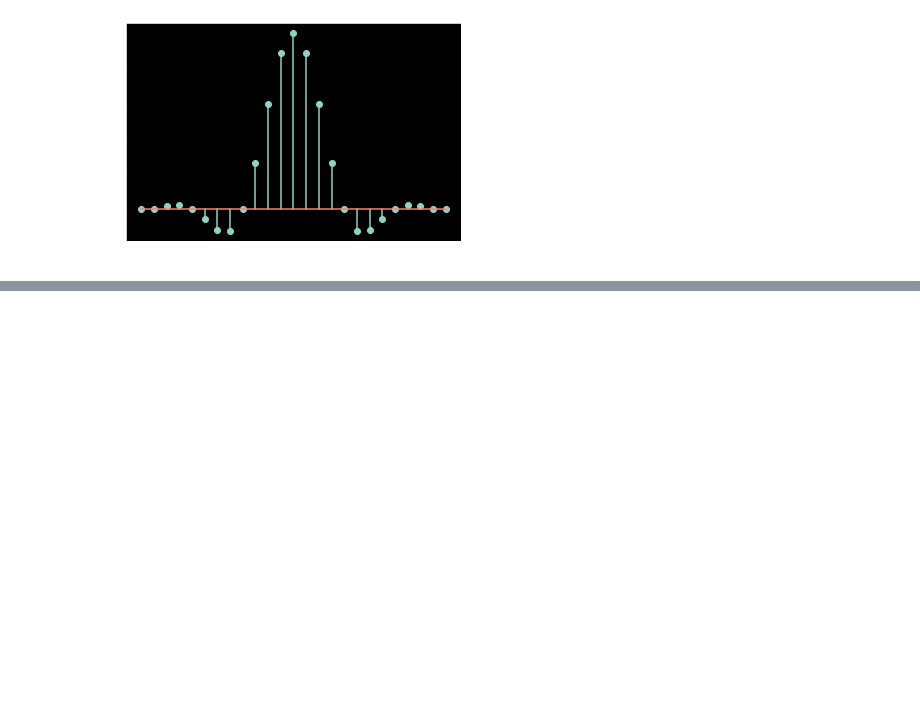
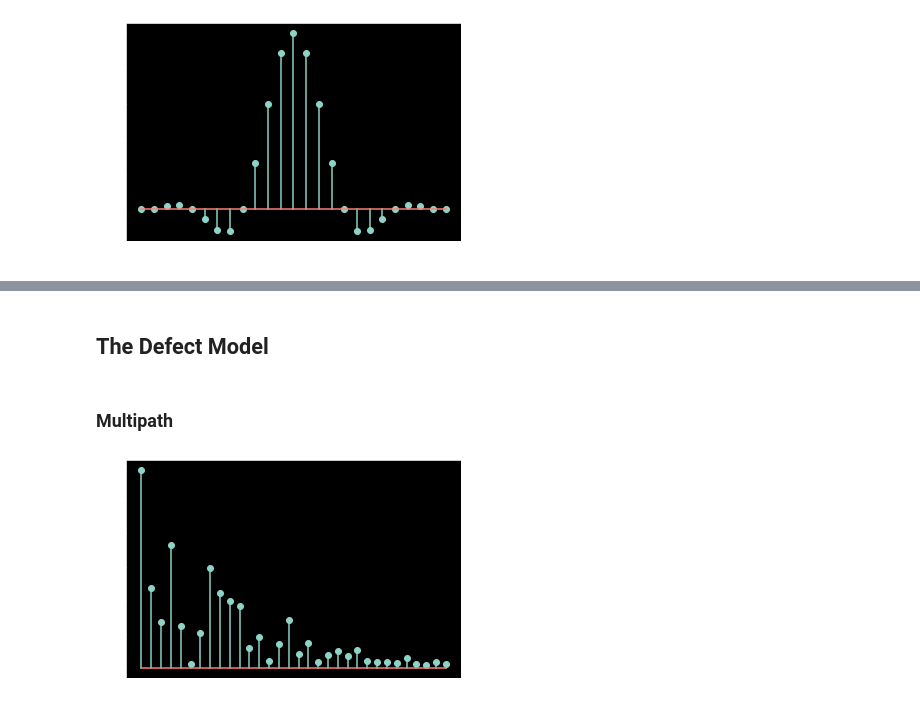
Before and after one commit to mohantyk/dsp_in_comm, a Jupyter notebook: chap5.ipynb, the cells around one changed output, grey strips where cells are left out. Saved outputs shown, nothing was run; the diff lists cells and outputs as text; code cells hidden in the pictures; blank space fills up the shorter version.

Commit message:
Add multipath fading

```diff
--- a/chap5.ipynb
+++ b/chap5.ipynb
@@ -140,0 +141,19 @@ plt.title('16 QAM Constellation with signal traces');
+# %% [markdown]
+## The Defect Model
+# %% [markdown]
+### Multipath
+# %%
+def get_multipath_filter(Fs, delay_spread, N):
+    Ts = 1/Fs # Sampling rate in secs
+    T_rms = delay_spread # Delay spread in secs
+    var = exp( np.arange(N)*(-Ts/T_rms) )
+
+    # Book matlab code has σ^2, instead of 0.5σ^2
+    fir = sqrt(var/2)*(np.random.randn(N) + 1j*np.random.randn(N))
+    return fir
+
+# Mode 100 nsec delay spread over 32 paths, sampled at 40 MHz
+delay_spread_model = get_multipath_filter(40e6, 100e-9, 32)
+plt.stem(abs(delay_spread_model));
+# %% [output]
+[figure, added]
```
Also changed, not shown: parts of 7 cells of this notebook.
